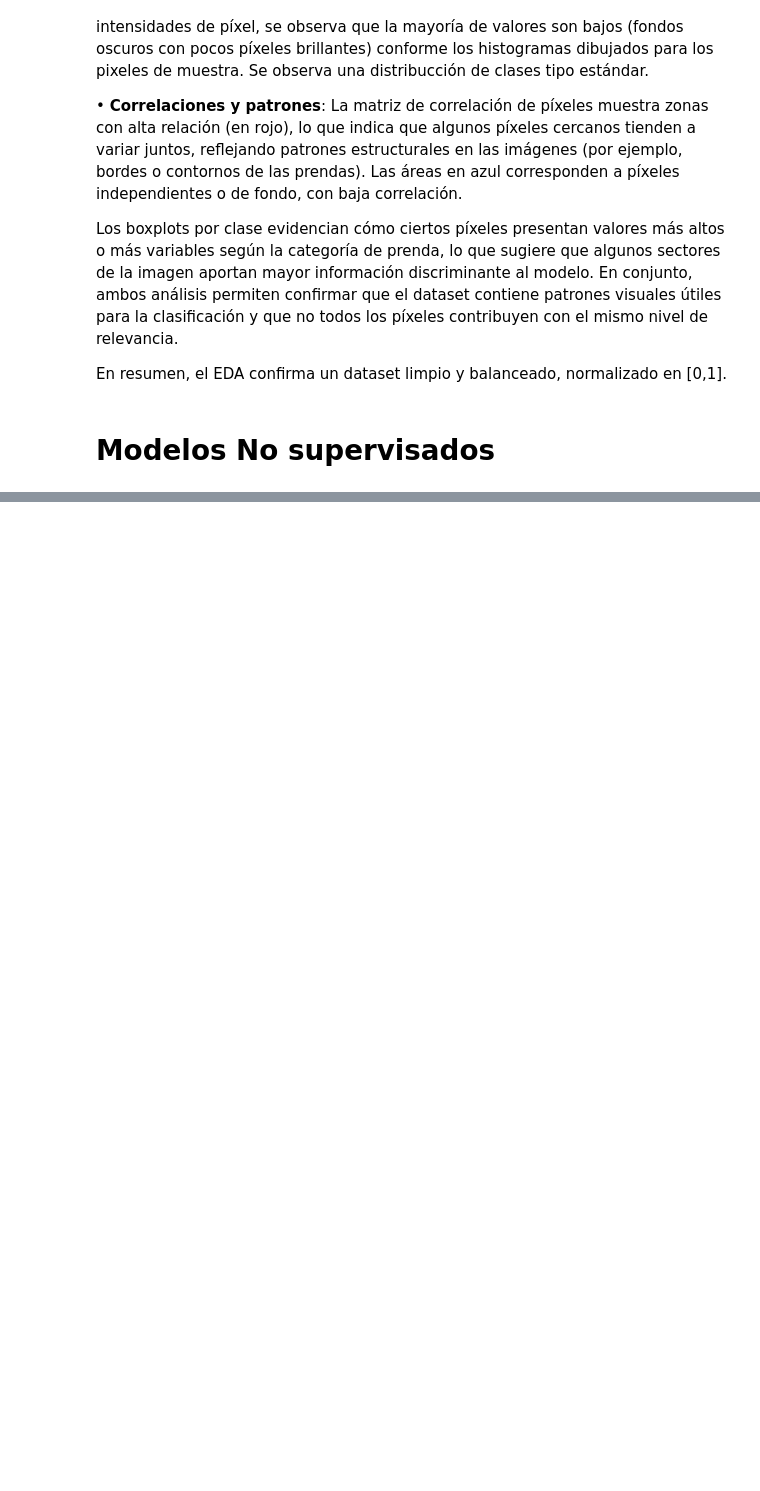
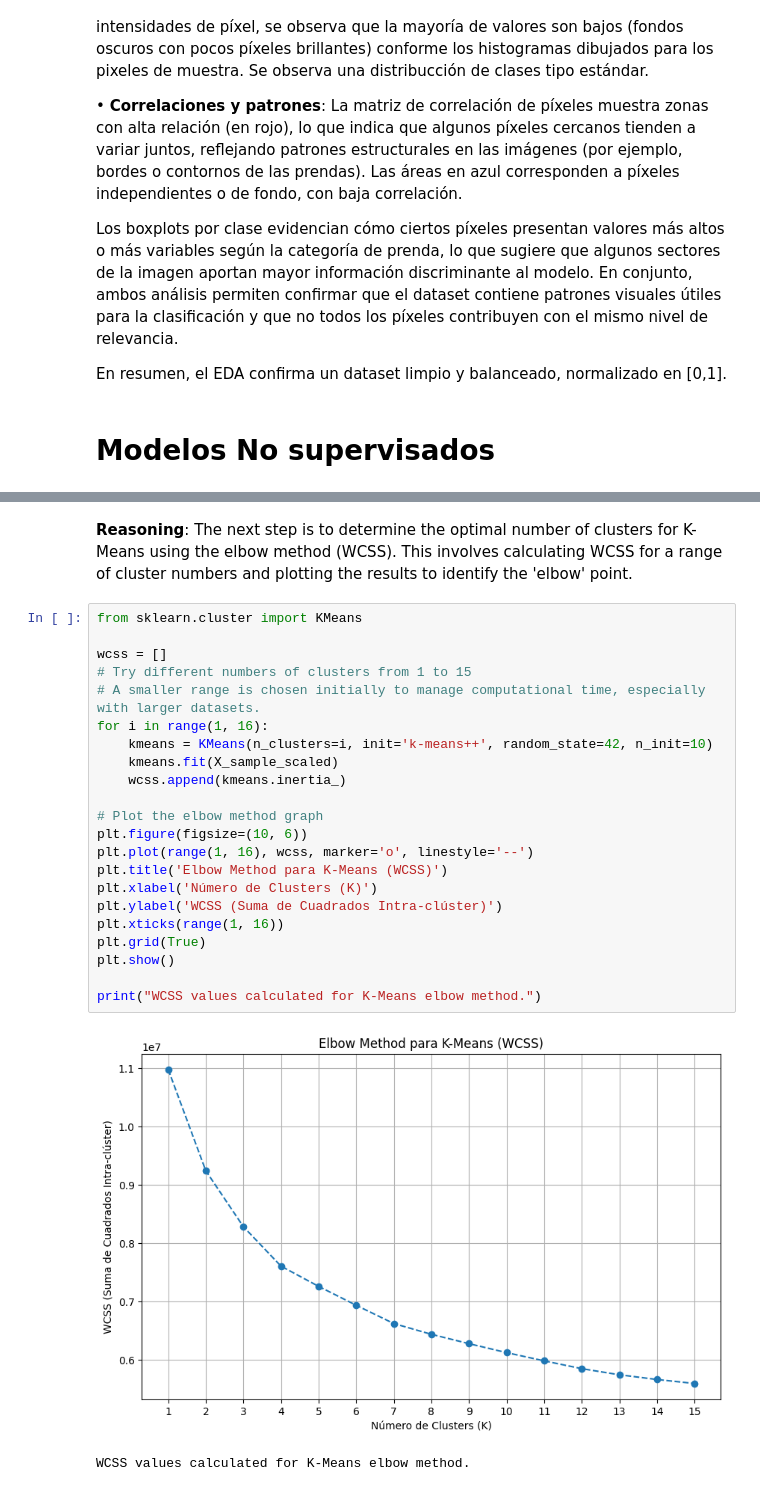
Before and after one commit to jumivega/Maestr-a-en-Inteligencia-Artificial-UEES, a Jupyter notebook: Notebooks/ModelosNoSupervisados/Grupo_3_Caso_Práctico_ModelosNoSupervisados_V11Nov (1).ipynb, the cells around one changed output, grey strips where cells are left out. Cells and saved outputs as stored; diff of their text form; blank space fills up the shorter version.

Commit message:
Se genera la implementación de K-Means y DBSCAN en el dataset Fashion MNIST

```diff
--- a/Notebooks/ModelosNoSupervisados/Grupo_3_Caso_Práctico_ModelosNoSupervisados_V11Nov (1).ipynb
+++ b/Notebooks/ModelosNoSupervisados/Grupo_3_Caso_Práctico_ModelosNoSupervisados_V11Nov (1).ipynb
@@ -381,0 +438,28 @@ En resumen, el EDA confirma un dataset limpio y balanceado, normalizado en [0,1]
+# %% [markdown]
+**Reasoning**:
+The next step is to determine the optimal number of clusters for K-Means using the elbow method (WCSS). This involves calculating WCSS for a range of cluster numbers and plotting the results to identify the 'elbow' point.
+# %%
+from sklearn.cluster import KMeans
+
+wcss = []
+# Try different numbers of clusters from 1 to 15
+# A smaller range is chosen initially to manage computational time, especially with larger datasets.
+for i in range(1, 16):
+    kmeans = KMeans(n_clusters=i, init='k-means++', random_state=42, n_init=10)
+    kmeans.fit(X_sample_scaled)
+    wcss.append(kmeans.inertia_)
+
+# Plot the elbow method graph
+plt.figure(figsize=(10, 6))
+plt.plot(range(1, 16), wcss, marker='o', linestyle='--')
+plt.title('Elbow Method para K-Means (WCSS)')
+plt.xlabel('Número de Clusters (K)')
+plt.ylabel('WCSS (Suma de Cuadrados Intra-clúster)')
+plt.xticks(range(1, 16))
+plt.grid(True)
+plt.show()
+
+print("WCSS values calculated for K-Means elbow method.")
+# %% [output]
+[figure, added]
+WCSS values calculated for K-Means elbow method.
```
Also changed, not shown: parts of 31 cells of this notebook.
